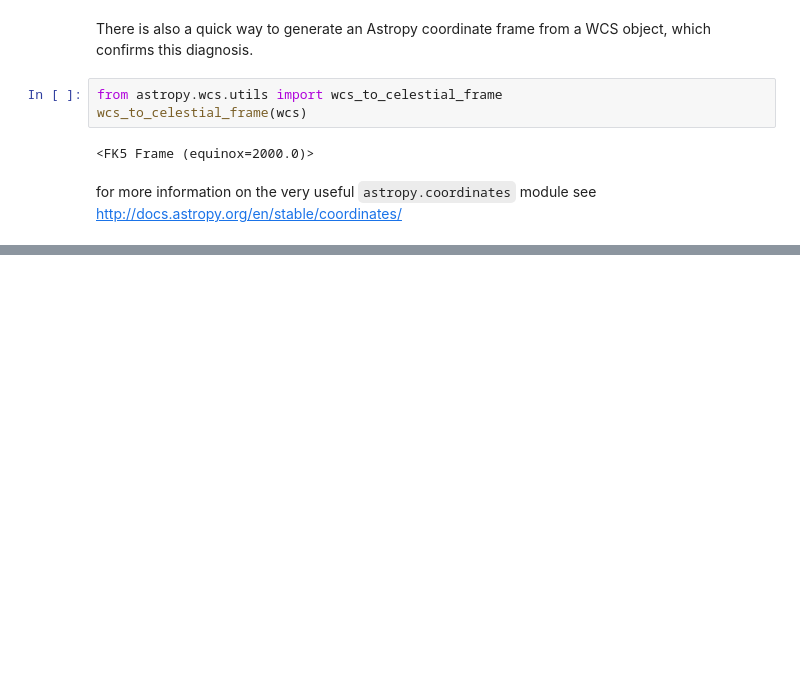
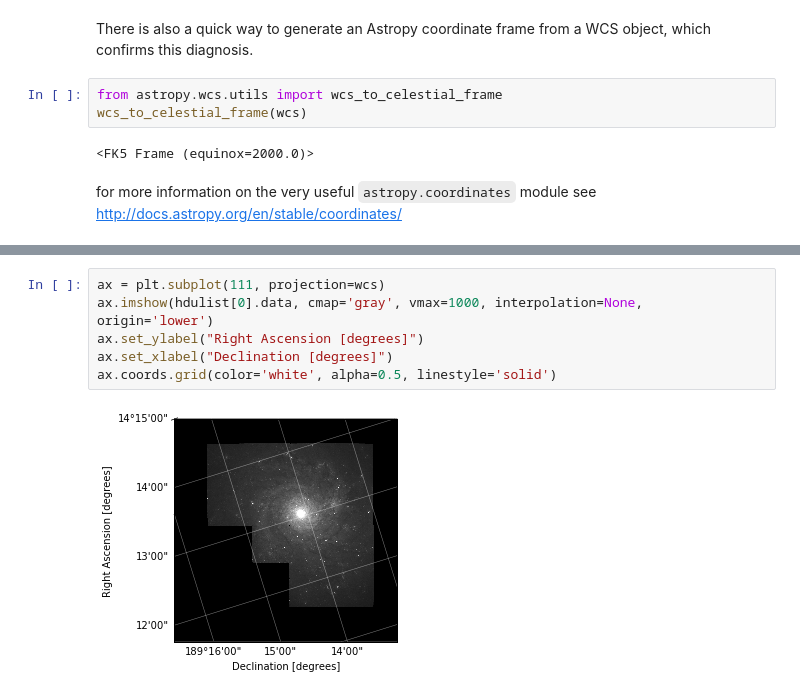
Before and after one commit to OpenAstronomy/workshop_sunpy_astropy, a Jupyter notebook: xx-astroimage/Astro_Images.ipynb, the cells around one changed output, grey strips where cells are left out. Drawn from its saved outputs; the diff is of its cells as text; blank space fills up the shorter version.

```diff
--- a/xx-astroimage/Astro_Images.ipynb
+++ b/xx-astroimage/Astro_Images.ipynb
@@ -192,0 +205,8 @@ for more information on the very useful `astropy.coordinates` module see http://
+# %%
+ax = plt.subplot(111, projection=wcs)
+ax.imshow(hdulist[0].data, cmap='gray', vmax=1000, interpolation=None, origin='lower')
+ax.set_ylabel("Right Ascension [degrees]")
+ax.set_xlabel("Declination [degrees]")
+ax.coords.grid(color='white', alpha=0.5, linestyle='solid')
+# %% [output]
+[figure, added]
```
Also changed, not shown: parts of 2 cells of this notebook.
